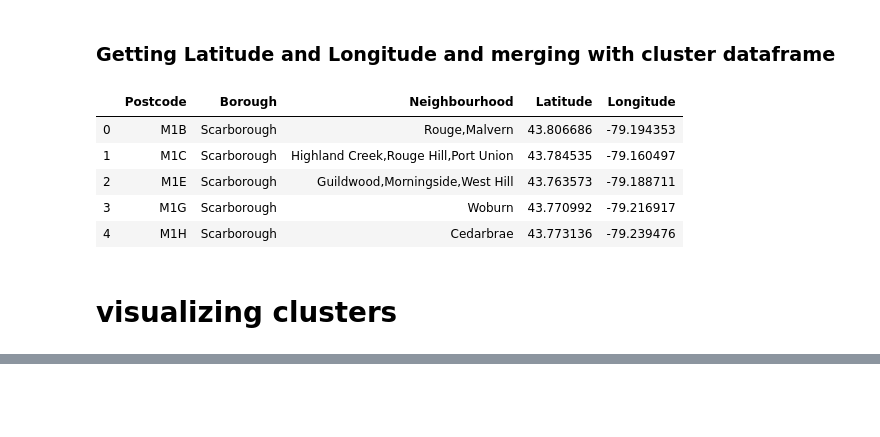
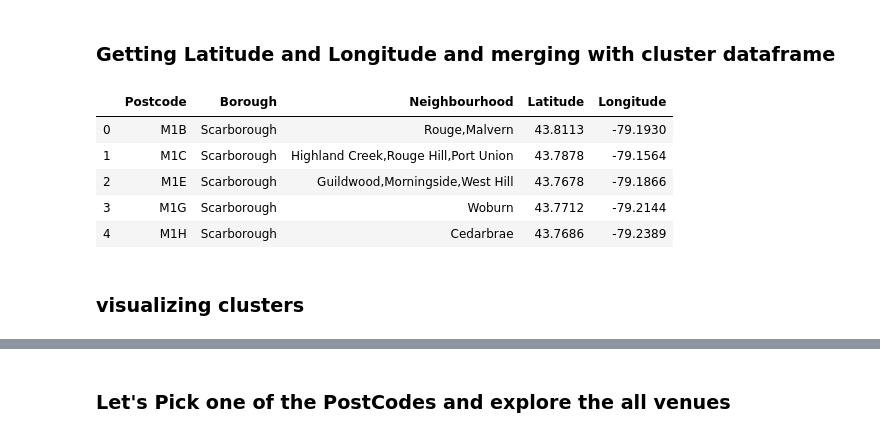
Before and after one commit to EagleDangar/IBM-Capstone-Project, a Jupyter notebook: the Battle of the neighborhoods.ipynb, the cells around one changed output, grey strips where cells are left out. Drawn from its saved outputs; the diff is of its cells as text; code cells hidden in the pictures; blank space fills up the shorter version.

Commit message:
added pgeocode

```diff
--- a/the Battle of the neighborhoods.ipynb
+++ b/the Battle of the neighborhoods.ipynb
@@ -94,25 +130,42 @@ print("Rows : {}  Columns: {}".format(cluster_assigned_df.shape[0],cluster_assig
 Rows : 103  Columns: 3
 # %% [markdown]
 ### Getting Latitude and Longitude and merging with cluster dataframe
-# %%
-# Couldn't get lats and long from given method so using this file
-
-location_df = pd.read_csv("Geospatial_Coordinates.csv")
-
-clusters_df = pd.merge(cluster_assigned_df,location_df,left_on="Postcode",right_on="Postal Code").drop("Postal Code",axis=1)
-
-# Showing first 5 rows
-
-clusters_df.head()
-# %% [output]
-|  | Postcode | Borough | Neighbourhood | Latitude | Longitude |
-| 0 | M1B | Scarborough | Rouge,Malvern | 43.806686 | -79.194353 |
-| 1 | M1C | Scarborough | Highland Creek,Rouge Hill,Port Union | 43.784535 | -79.160497 |
-| 2 | M1E | Scarborough | Guildwood,Morningside,West Hill | 43.763573 | -79.188711 |
-| 3 | M1G | Scarborough | Woburn | 43.770992 | -79.216917 |
-| 4 | M1H | Scarborough | Cedarbrae | 43.773136 | -79.239476 |
+# %%
+# getting lats and long from given method so using this file
+
+def get_long_lat(postcode):
+    """ Method takes a Series object and returns
+    a list of Latitude and corresponding Longitude data,
+    using the pgeocode library.
+    This method also prints out the coordinate data"""
+
+    if postcode=="M7R":
+        latitude = 43.637
+        longitude = -79.616
+
+    else:
+        location = nomi.query_postal_code(postcode)
+        latitude = location.latitude
+        longitude = location.longitude
+    return [latitude, longitude]
+# %%
+latt_longs = clusters_df["Postcode"].apply(get_long_lat)
+
+clusters_df.loc[:,"Latitude"] = latt_longs.apply(lambda col: col[0])
+clusters_df.loc[:,"Longitude"] = latt_longs.apply(lambda col: col[1])
+
+# Showing first 5 rows
+
+clusters_df.head()
+# %% [output]
+|  | Postcode | Borough | Neighbourhood | Latitude | Longitude |
+| 0 | M1B | Scarborough | Rouge,Malvern | 43.8113 | -79.1930 |
+| 1 | M1C | Scarborough | Highland Creek,Rouge Hill,Port Union | 43.7878 | -79.1564 |
+| 2 | M1E | Scarborough | Guildwood,Morningside,West Hill | 43.7678 | -79.1866 |
+| 3 | M1G | Scarborough | Woburn | 43.7712 | -79.2144 |
+| 4 | M1H | Scarborough | Cedarbrae | 43.7686 | -79.2389 |
 # %% [markdown]
-# visualizing clusters
+### visualizing clusters
 # %%
 
 
@@ -138,3 +191,5 @@ for city in clusters_df.Borough.unique():
 some_map
 # %% [output]
 [interactive output not drawn]
+# %% [markdown]
+### Let's Pick one of the PostCodes and explore the all venues
```
Also changed, not shown: parts of 9 cells of this notebook.
